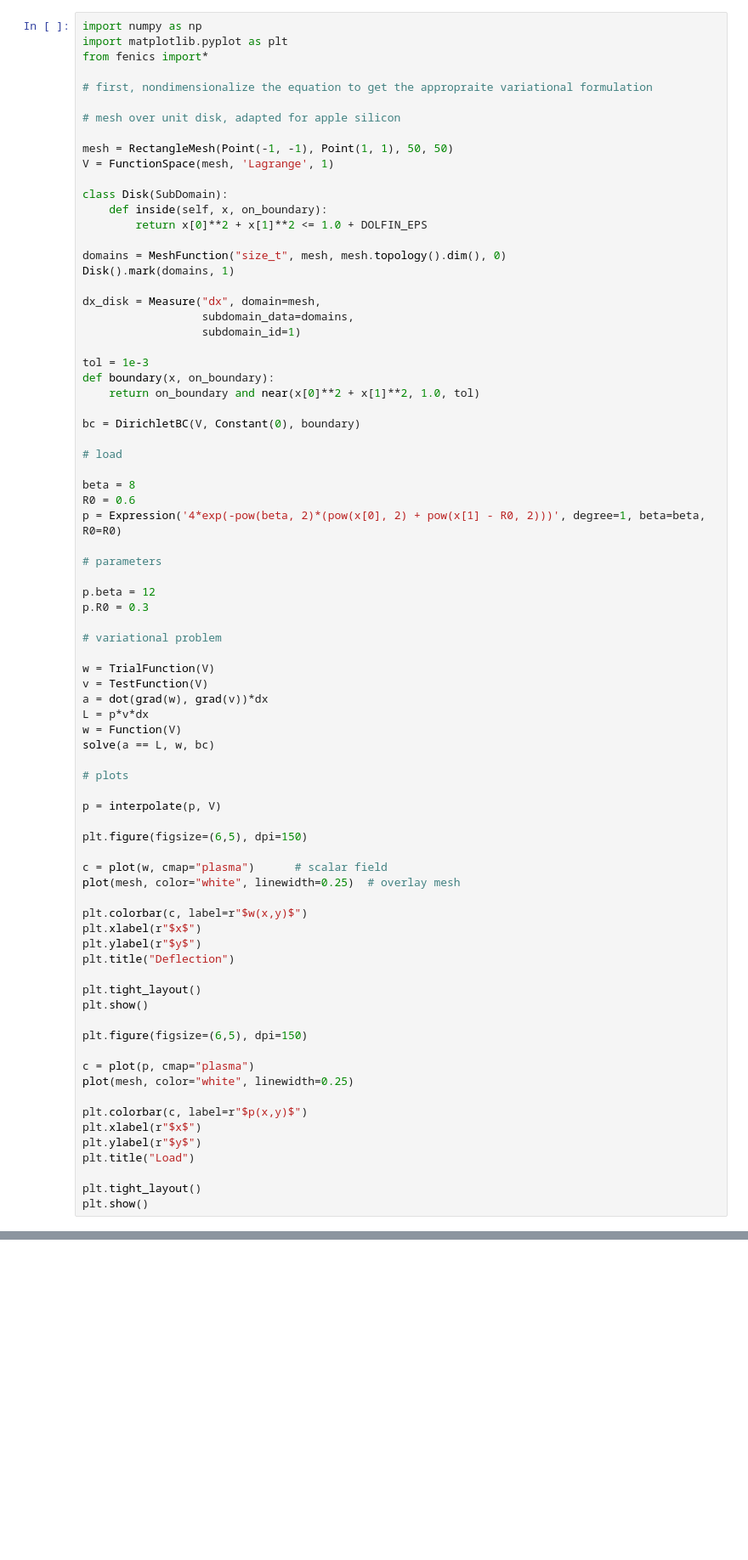
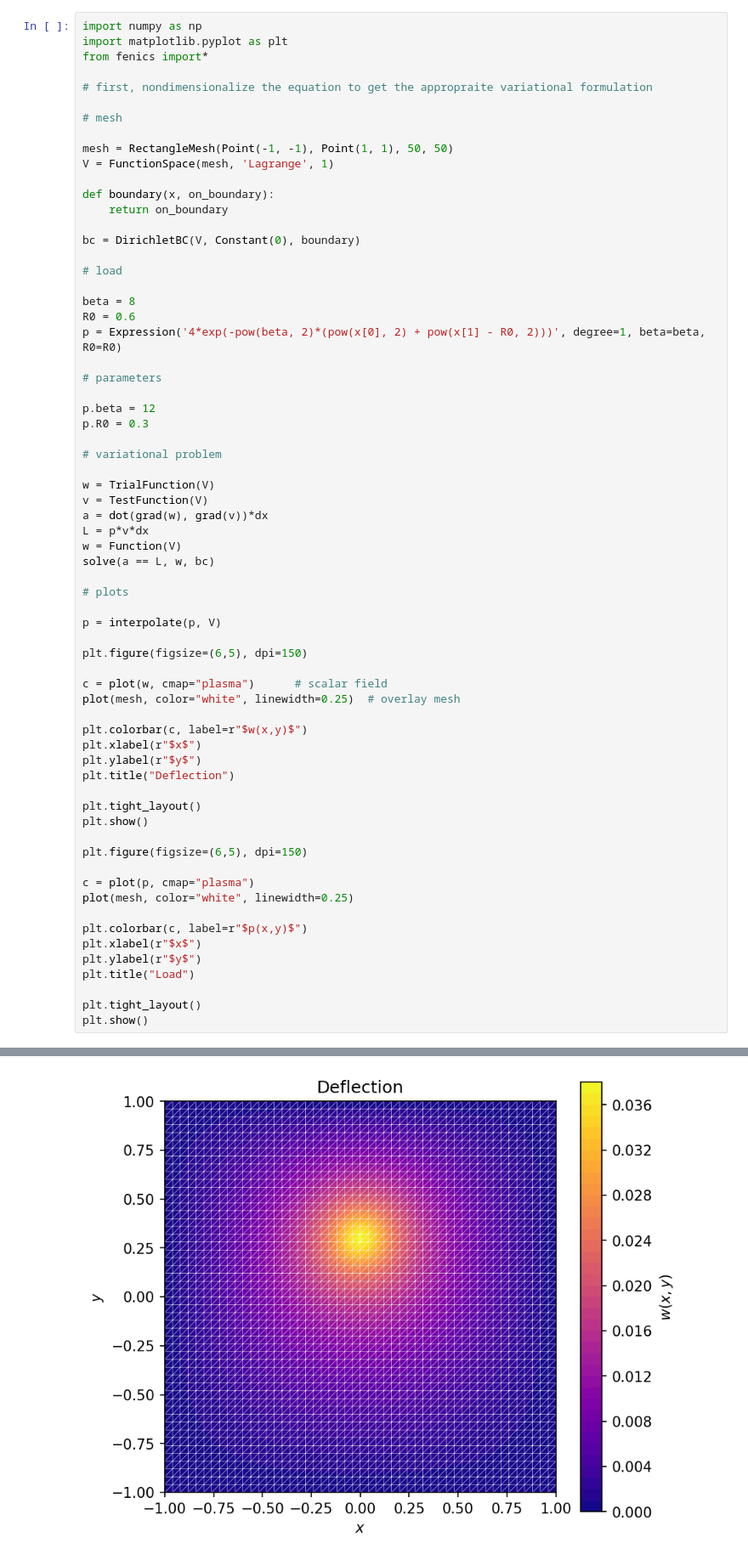
Before and after one commit to sararwil/FEnICS-Practice, a Jupyter notebook: DeflectionOfMembrane.ipynb, the cells around one changed output, grey strips where cells are left out. Shown at 85% size. Drawn from its saved outputs; the diff is of its cells as text; blank space fills up the shorter version.

```diff
--- a/DeflectionOfMembrane.ipynb
+++ b/DeflectionOfMembrane.ipynb
@@ -7,25 +7,13 @@ from fenics import*
 
 # first, nondimensionalize the equation to get the appropraite variational formulation
 
-# mesh over unit disk, adapted for apple silicon
+# mesh
 
 mesh = RectangleMesh(Point(-1, -1), Point(1, 1), 50, 50)
 V = FunctionSpace(mesh, 'Lagrange', 1)
 
-class Disk(SubDomain):
-    def inside(self, x, on_boundary):
-        return x[0]**2 + x[1]**2 <= 1.0 + DOLFIN_EPS
-
-domains = MeshFunction("size_t", mesh, mesh.topology().dim(), 0)
-Disk().mark(domains, 1)
-
-dx_disk = Measure("dx", domain=mesh,
-                  subdomain_data=domains,
-                  subdomain_id=1)
-
-tol = 1e-3
 def boundary(x, on_boundary):
-    return on_boundary and near(x[0]**2 + x[1]**2, 1.0, tol)
+    return on_boundary
 
 bc = DirichletBC(V, Constant(0), boundary)
 
@@ -78,3 +66,4 @@ plt.title("Load")
 
 plt.tight_layout()
 plt.show()
+# %% [output]
@@ -80,0 +71 @@ plt.show()
+[figure, added]
```
Also changed, not shown: parts of 2 cells of this notebook.
